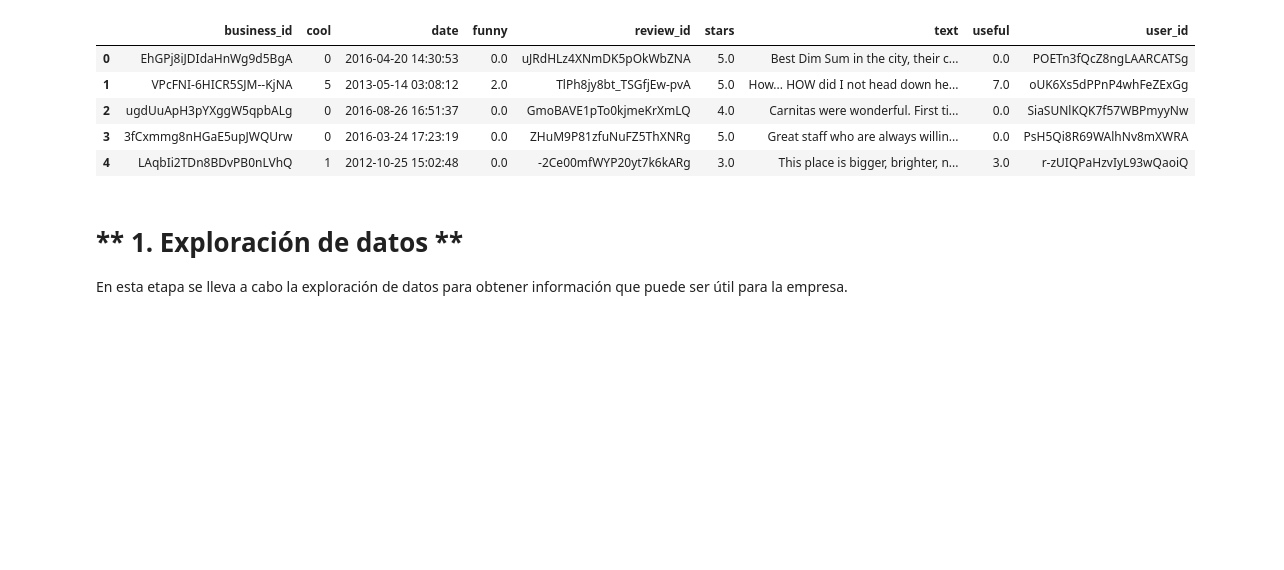
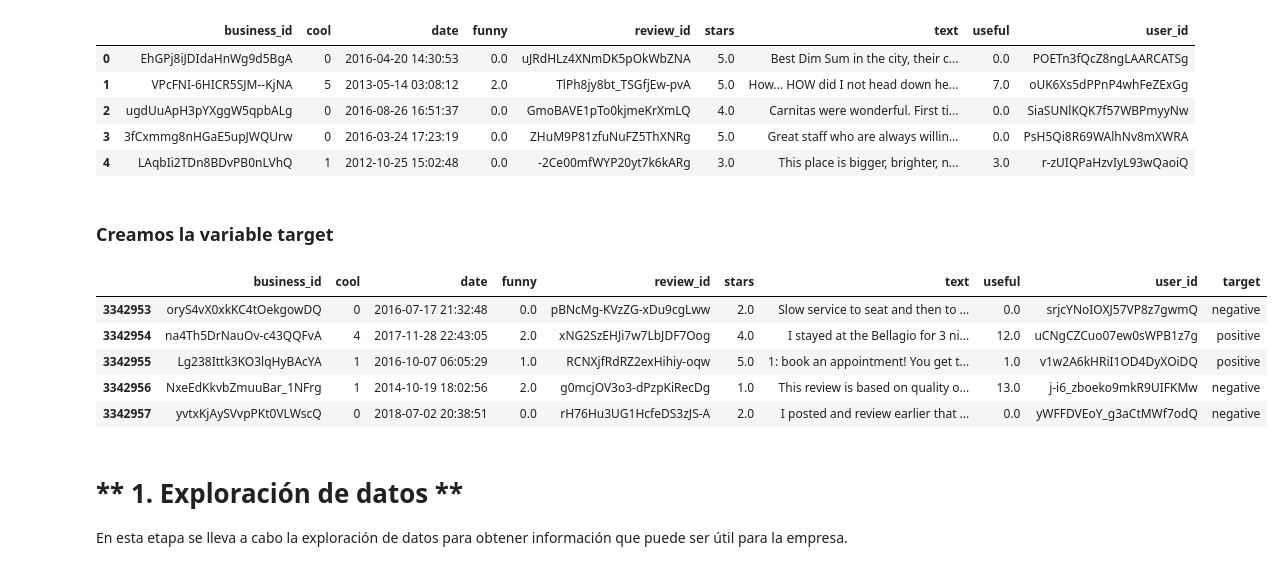
Before and after one commit to andreablatter/DataScience, a Jupyter notebook: TP_NLP/sentiment-analysis.ipynb, the cells around one changed output. Saved outputs shown, nothing was run; the diff lists cells and outputs as text; code cells hidden in the pictures; blank space fills up the shorter version.

Commit message:
add target

```diff
--- a/TP_NLP/sentiment-analysis.ipynb
+++ b/TP_NLP/sentiment-analysis.ipynb
@@ -83,6 +83,22 @@ df.head()
 | 2 | ugdUuApH3pYXggW5qpbALg | 0 | 2016-08-26 16:51:37 | 0.0 | GmoBAVE1pTo0kjmeKrXmLQ | 4.0 | Carnitas were wonderful. First ti... | 0.0 | SiaSUNlKQK7f57WBPmyyNw |
 | 3 | 3fCxmmg8nHGaE5upJWQUrw | 0 | 2016-03-24 17:23:19 | 0.0 | ZHuM9P81zfuNuFZ5ThXNRg | 5.0 | Great staff who are always willin... | 0.0 | PsH5Qi8R69WAlhNv8mXWRA |
 | 4 | LAqbIi2TDn8BDvPB0nLVhQ | 1 | 2012-10-25 15:02:48 | 0.0 | -2Ce00mfWYP20yt7k6kARg | 3.0 | This place is bigger, brighter, n... | 3.0 | r-zUIQPaHzvIyL93wQaoiQ |
+# %% [markdown]
+### Creamos la variable target
+# %%
+def get_target(star):
+    return 'positive' if star> 3 else 'negative'
+# %%
+df['target']= df['stars'].apply(lambda x: get_target(x))
+# %%
+df.tail()
+# %% [output]
+|  | business_id | cool | date | funny | review_id | stars | text | useful | user_id | target |
+| 3342953 | oryS4vX0xkKC4tOekgowDQ | 0 | 2016-07-17 21:32:48 | 0.0 | pBNcMg-KVzZG-xDu9cgLww | 2.0 | Slow service to seat and then to ... | 0.0 | srjcYNoIOXJ57VP8z7gwmQ | negative |
+| 3342954 | na4Th5DrNauOv-c43QQFvA | 4 | 2017-11-28 22:43:05 | 2.0 | xNG2SzEHJi7w7LbJDF7Oog | 4.0 | I stayed at the Bellagio for 3 ni... | 12.0 | uCNgCZCuo07ew0sWPB1z7g | positive |
+| 3342955 | Lg238Ittk3KO3lqHyBAcYA | 1 | 2016-10-07 06:05:29 | 1.0 | RCNXjfRdRZ2exHihiy-oqw | 5.0 | 1: book an appointment! You get t... | 1.0 | v1w2A6kHRiI1OD4DyXOiDQ | positive |
+| 3342956 | NxeEdKkvbZmuuBar_1NFrg | 1 | 2014-10-19 18:02:56 | 2.0 | g0mcjOV3o3-dPzpKiRecDg | 1.0 | This review is based on quality o... | 13.0 | j-i6_zboeko9mkR9UIFKMw | negative |
+| 3342957 | yvtxKjAySVvpPKt0VLWscQ | 0 | 2018-07-02 20:38:51 | 0.0 | rH76Hu3UG1HcfeDS3zJS-A | 2.0 | I posted and review earlier that ... | 0.0 | yWFFDVEoY_g3aCtMWf7odQ | negative |
 # %% [markdown]
 # ** 1. Exploración de datos **
 
```
Also changed, not shown: parts of 4 cells of this notebook.
